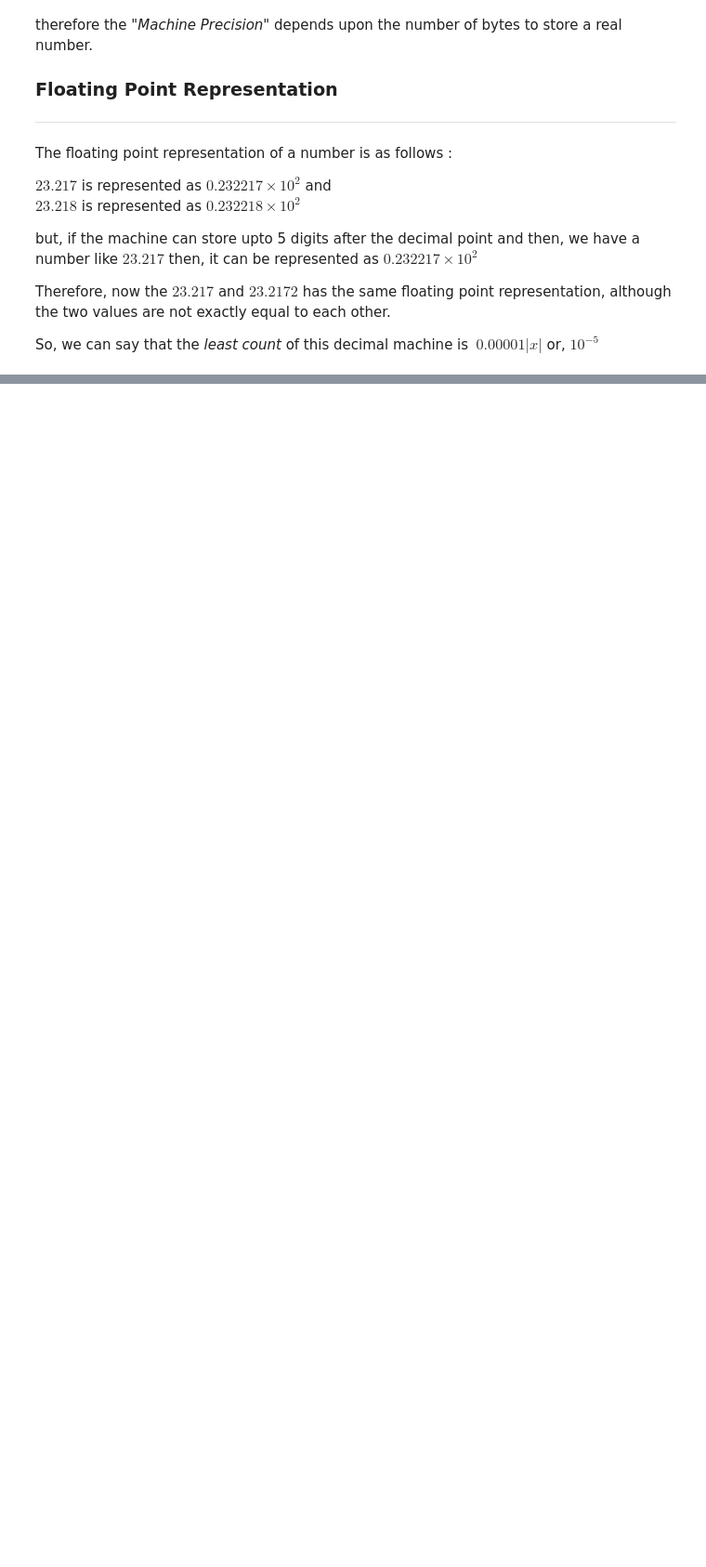
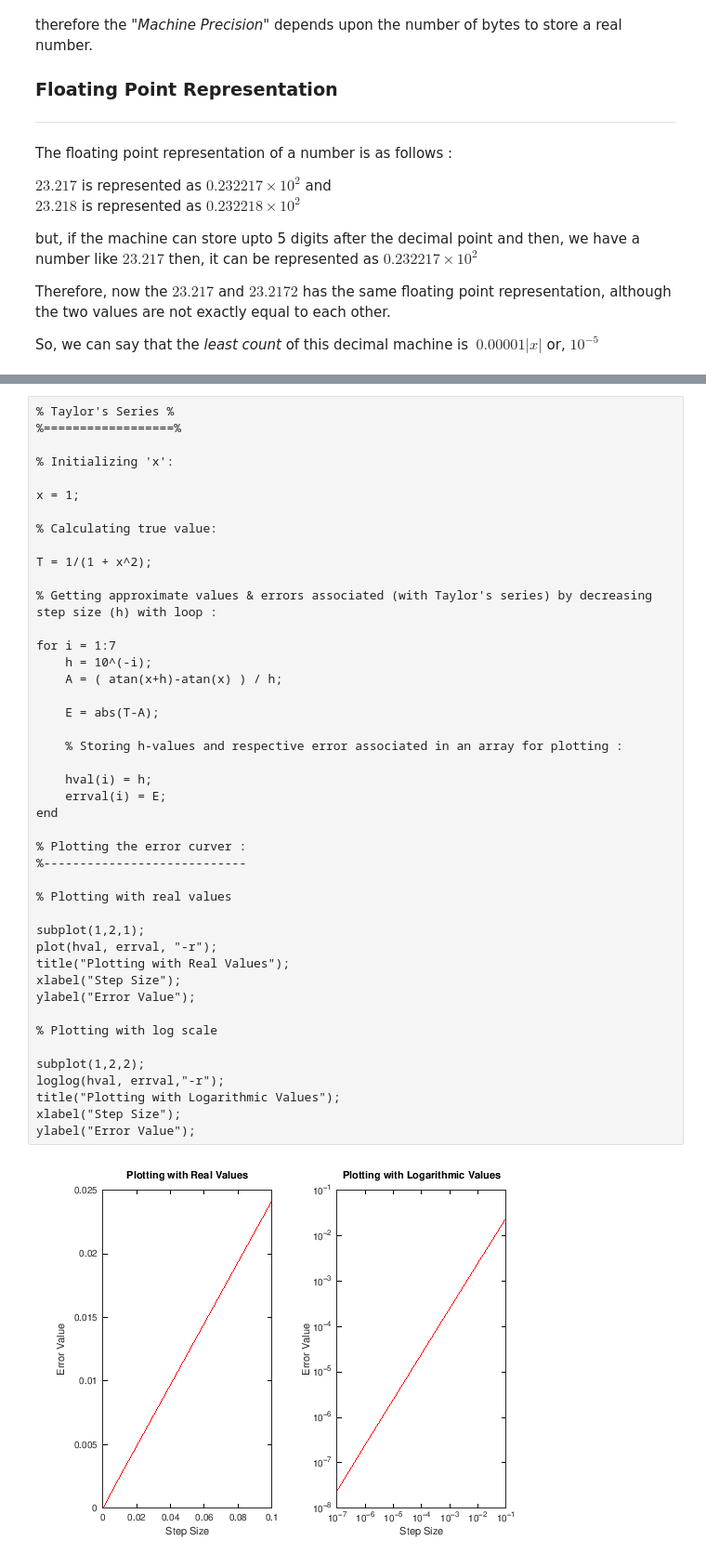
Before and after one commit to Udit365/MATLAB-Essentials, a Jupyter notebook: Numerical_Methods/Explanatory_Notes/1.0_Errors_in_Numerical_Method.ipynb, the cells around one changed output, grey strips where cells are left out. Shown at 93% size. Drawn from its saved outputs; the diff is of its cells as text; blank space fills up the shorter version.

Commit message:
Completes the notes on errors in numerical method

```diff
--- a/Numerical_Methods/Explanatory_Notes/1.0_Errors_in_Numerical_Method.ipynb
+++ b/Numerical_Methods/Explanatory_Notes/1.0_Errors_in_Numerical_Method.ipynb
@@ -218,3 +218,49 @@ We know that : $\frac{d}{dx} tan^{-1}(x) = \frac{1}{1+a^2}$
 Now, let's find out the error between the derivative of $tan^{-1}(x)$ found as per the above formula with that of found using the Taylor's series with decreasing value of $h$
 
 In MATLAB/OCTAVE, the code will be as follows :
+# %%
+% Taylor's Series %
+%==================%
+
+% Initializing 'x':
+
+x = 1;
+
+% Calculating true value:
+
+T = 1/(1 + x^2);
+
+% Getting approximate values & errors associated (with Taylor's series) by decreasing step size (h) with loop :
+
+for i = 1:7
+    h = 10^(-i);
+    A = ( atan(x+h)-atan(x) ) / h;
+
+    E = abs(T-A);
+
+    % Storing h-values and respective error associated in an array for plotting :
+
+    hval(i) = h;
+    errval(i) = E;
+end
+
+% Plotting the error curver :
+%----------------------------
+
+% Plotting with real values
+
+subplot(1,2,1);
+plot(hval, errval, "-r");
+title("Plotting with Real Values");
+xlabel("Step Size");
+ylabel("Error Value");
+
+% Plotting with log scale
+
+subplot(1,2,2);
+loglog(hval, errval,"-r");
+title("Plotting with Logarithmic Values");
+xlabel("Step Size");
+ylabel("Error Value");
+# %% [output]
+[figure, added]
```
Also changed, not shown: parts of 4 cells of this notebook.
